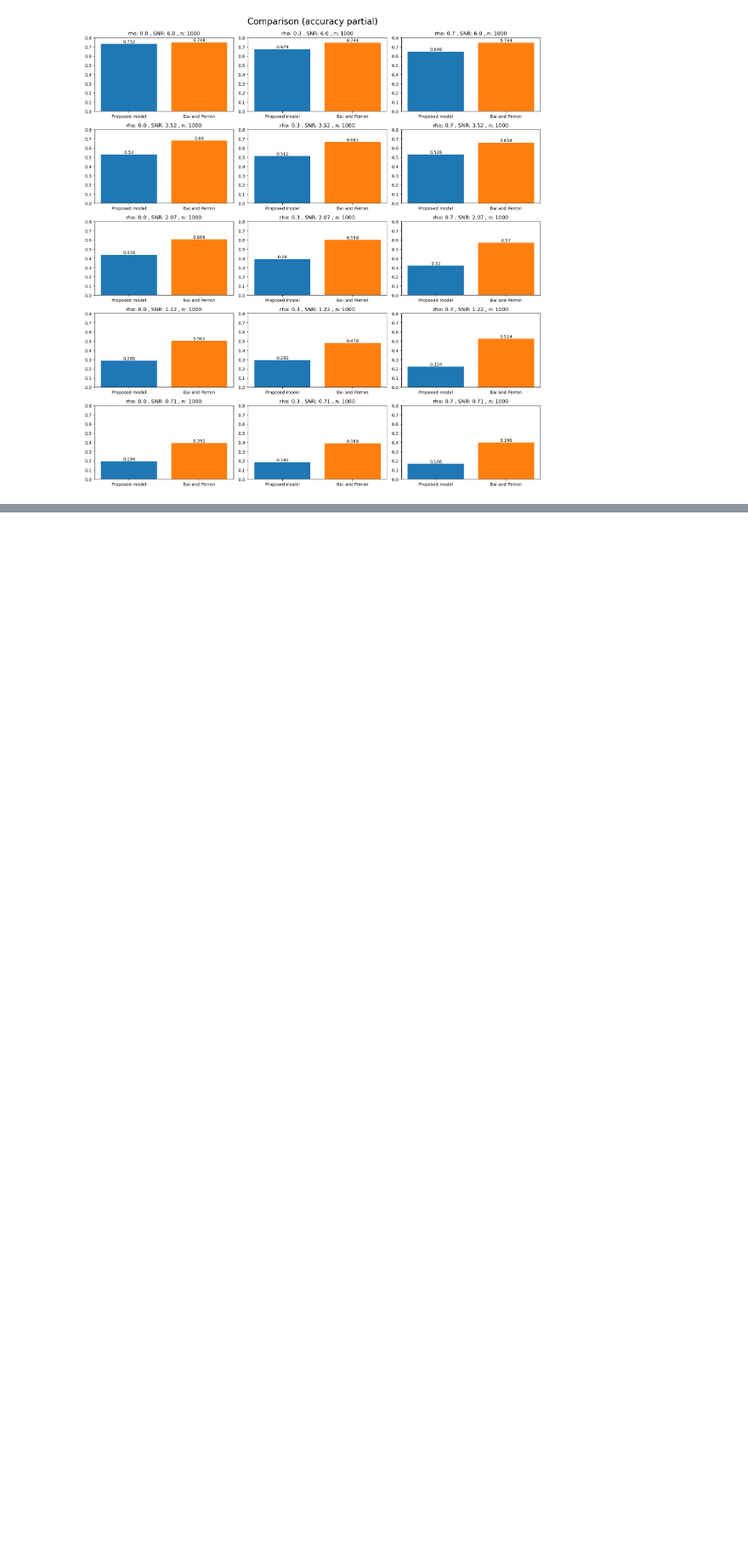
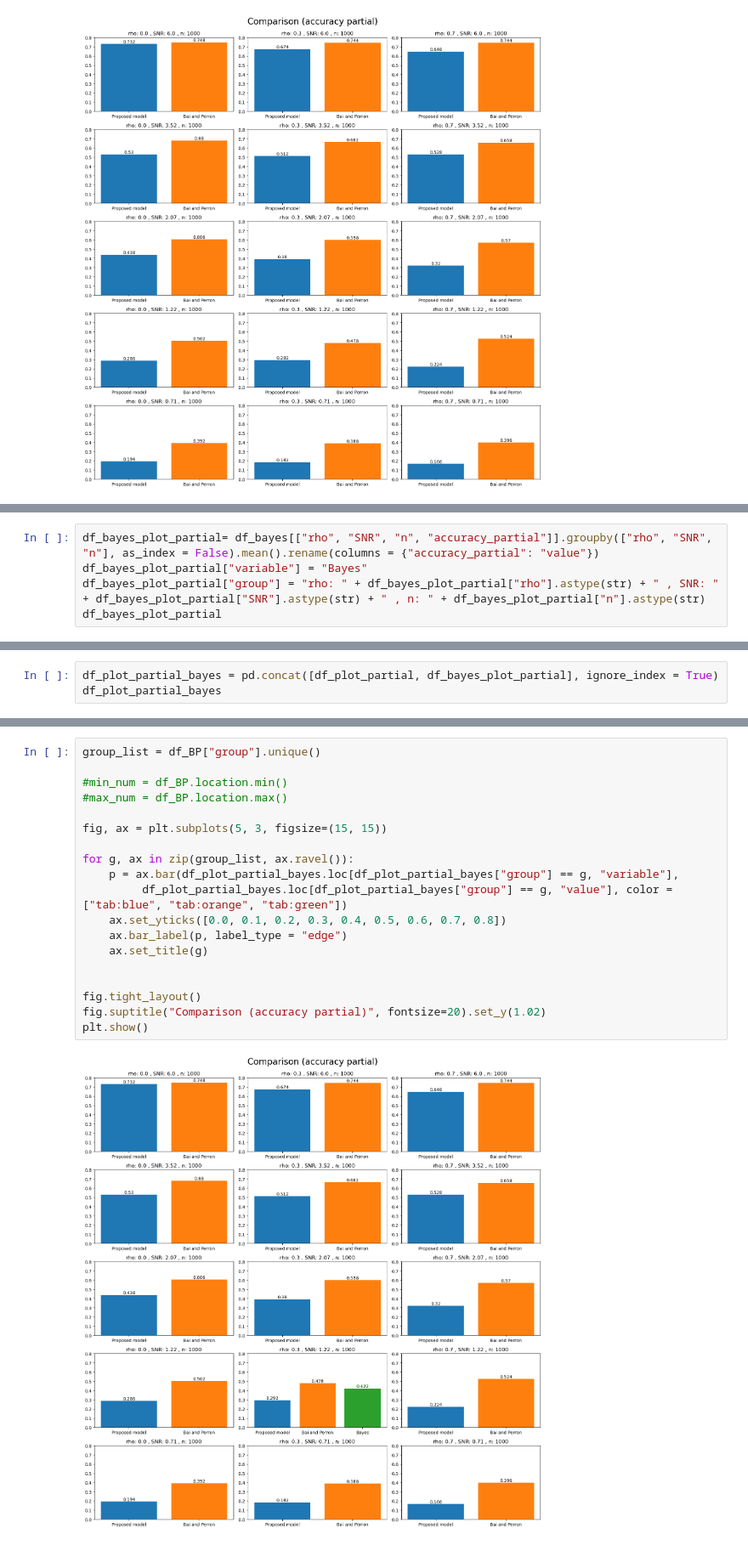
Before and after one commit to TomoyaOzawa-DA/research-project, a Jupyter notebook: SimulationStudy/Tomo-ExtractSimulationResults.ipynb, the cells around one changed output, grey strips where cells are left out. Shown at 85% size. Cells and saved outputs as stored; diff of their text form; blank space fills up the shorter version.

```diff
--- a/SimulationStudy/Tomo-ExtractSimulationResults.ipynb
+++ b/SimulationStudy/Tomo-ExtractSimulationResults.ipynb
@@ -450,0 +565,5 @@ plt.show()
+# %%
+df_bayes_plot_partial= df_bayes[["rho", "SNR", "n", "accuracy_partial"]].groupby(["rho", "SNR", "n"], as_index = False).mean().rename(columns = {"accuracy_partial": "value"})
+df_bayes_plot_partial["variable"] = "Bayes"
+df_bayes_plot_partial["group"] = "rho: " + df_bayes_plot_partial["rho"].astype(str) + " , SNR: " + df_bayes_plot_partial["SNR"].astype(str) + " , n: " + df_bayes_plot_partial["n"].astype(str)
+df_bayes_plot_partial
@@ -450,0 +573,3 @@ plt.show()
+# %%
+df_plot_partial_bayes = pd.concat([df_plot_partial, df_bayes_plot_partial], ignore_index = True)
+df_plot_partial_bayes
@@ -450,0 +594,21 @@ plt.show()
+# %%
+group_list = df_BP["group"].unique()
+
+#min_num = df_BP.location.min()
+#max_num = df_BP.location.max()
+
+fig, ax = plt.subplots(5, 3, figsize=(15, 15))
+
+for g, ax in zip(group_list, ax.ravel()):
+    p = ax.bar(df_plot_partial_bayes.loc[df_plot_partial_bayes["group"] == g, "variable"],
+         df_plot_partial_bayes.loc[df_plot_partial_bayes["group"] == g, "value"], color = ["tab:blue", "tab:orange", "tab:green"])
+    ax.set_yticks([0.0, 0.1, 0.2, 0.3, 0.4, 0.5, 0.6, 0.7, 0.8])
+    ax.bar_label(p, label_type = "edge")
+    ax.set_title(g)
+
+
+fig.tight_layout()
+fig.suptitle("Comparison (accuracy partial)", fontsize=20).set_y(1.02)
+plt.show()
+# %% [output]
+[figure, added]
```
Also changed, not shown: parts of 11 cells of this notebook, 14 other files.
